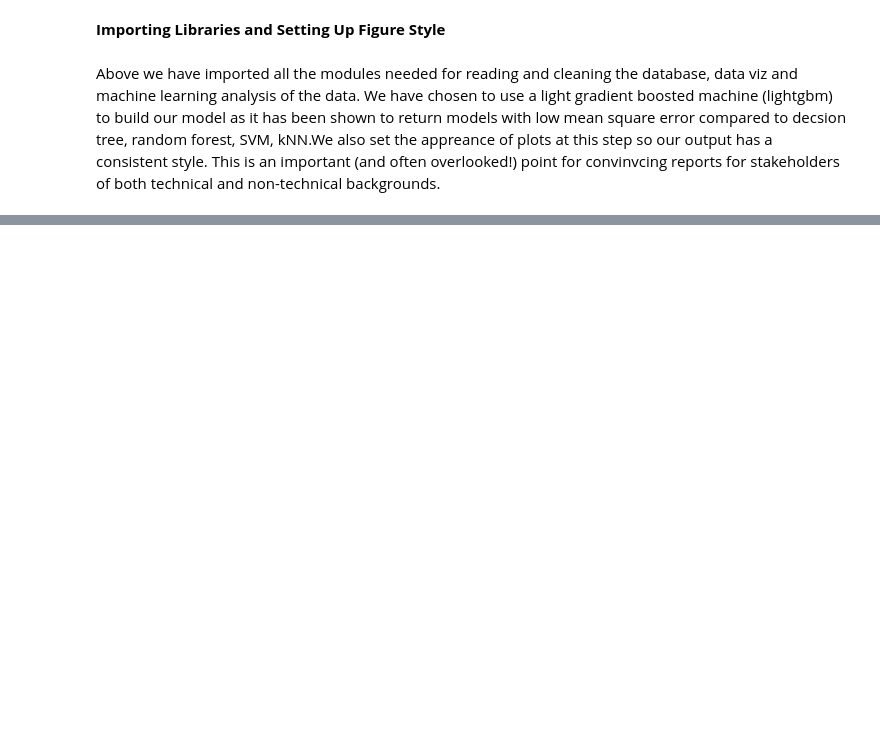
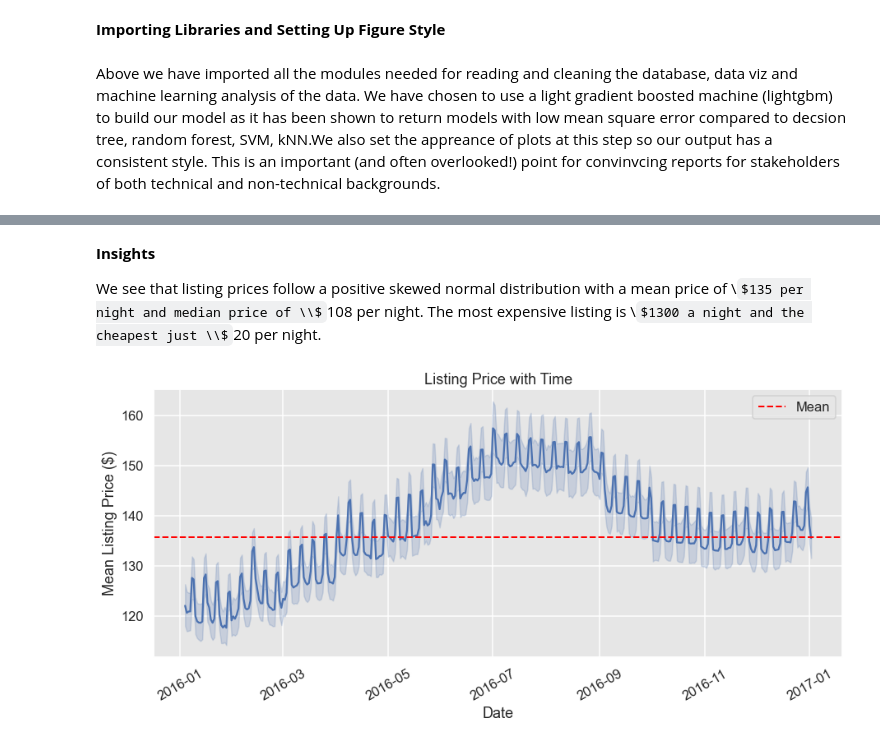
Before and after one commit to jcadusch/AirBnB_Seattle_Analysis, a Jupyter notebook: main_analysis.ipynb, the cells around one changed output, grey strips where cells are left out. Drawn from its saved outputs; the diff is of its cells as text; code cells hidden in the pictures; some formulas as TeX source; blank space fills up the shorter version.

```diff
--- a/main_analysis.ipynb
+++ b/main_analysis.ipynb
@@ -22,0 +102,17 @@ Above we have imported all the modules needed for reading and cleaning the datab
+# %% [markdown]
+**Insights**
+
+We see that listing prices follow a positive skewed normal distribution with a mean price of \\$135 per night and median price of \\$108 per night. The most expensive listing is \\$1300 a night and the cheapest just \\$20 per night.
+# %%
+#plot mean price change with time
+plt.figure(figsize=(15,6))
+ax2 = sns.lineplot(x="date", y="price",markers = True, dashes = False, data = calendar_df[calendar_df['available']>0])
+plt.axhline(mean_listing_prices.mean(), color='red', linestyle='--', linewidth=2, label='Mean')
+
+plt.xticks(rotation = 30)
+plt.title('Listing Price with Time')
+plt.xlabel('Date')
+plt.ylabel('Mean Listing Price ($)')
+plt.legend(loc='best');
+# %% [output]
+[figure, added]
```
Also changed, not shown: parts of 13 cells of this notebook.
